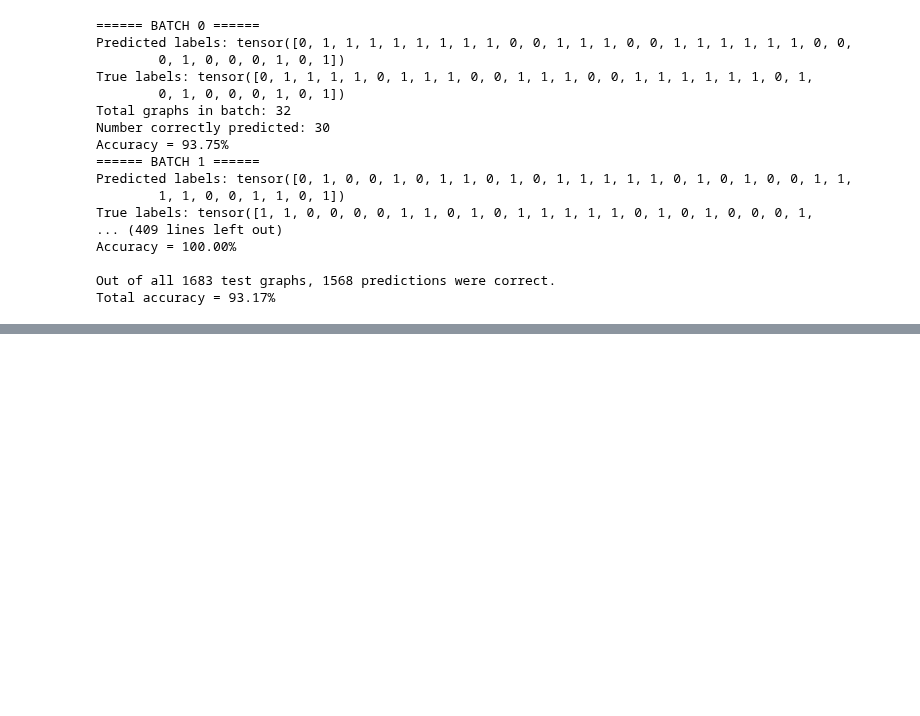
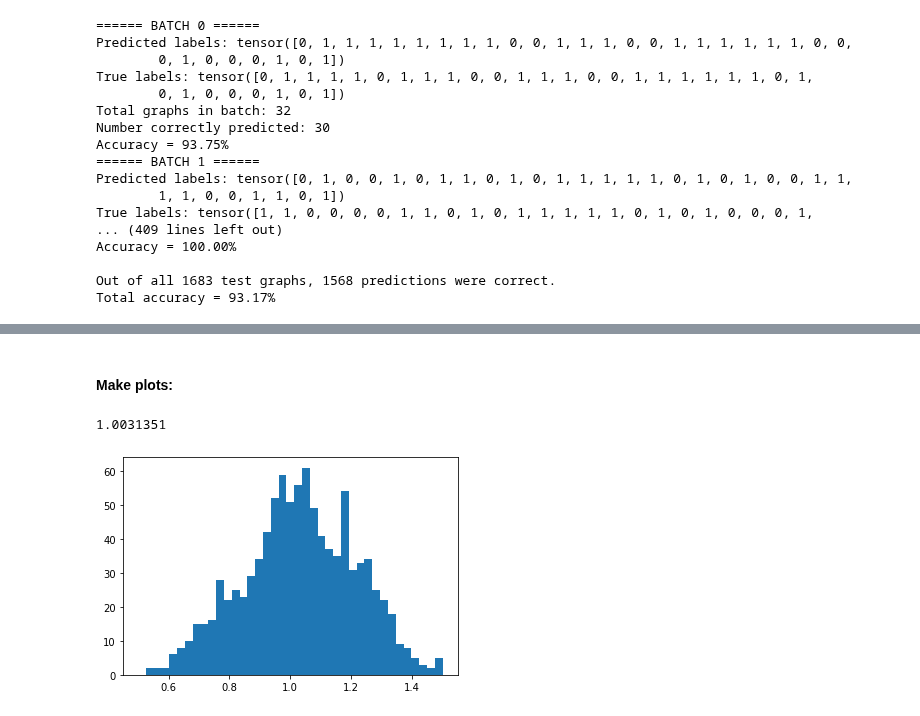
Before and after one commit to atlas-calo-ml/gn4pions_eastbay, a Jupyter notebook: mariel_gnn.ipynb, the cells around one changed output, grey strips where cells are left out. Drawn from its saved outputs; the diff is of its cells as text; code cells hidden in the pictures; blank space fills up the shorter version.

Commit message:
Basic GNN regression works!!!

```diff
--- a/mariel_gnn.ipynb
+++ b/mariel_gnn.ipynb
@@ -653,0 +778,5 @@ Total accuracy = 93.17%
+# %%
+pions = PionDataset_Regress(df_pion)
+graphs = GraphDataset.pyg_to_graphs(pions)
+dataset = GraphDataset(graphs, task="graph", minimum_node_per_graph=0)
+print(len(dataset))
@@ -653,0 +911,32 @@ Total accuracy = 93.17%
+# %%
+args = {
+    "device" : 'cpu', # 'cuda' if torch.cuda.is_available() else 'cpu',
+    "hidden_size" : 50,
+    "epochs" : 10,
+    "lr" : 0.001,
+    "num_layers": 3,
+    "batch_size": 32,
+}
+
+dataset_train, dataset_val, dataset_test = \
+    dataset.split(transductive=False, split_ratio = [0.8, 0.1, 0.1])
+
+num_node_features = 3
+
+train_loader = DataLoader(dataset_train, collate_fn=Batch.collate(),\
+    batch_size=args["batch_size"], shuffle=True)
+val_loader = DataLoader(dataset_val, collate_fn=Batch.collate(),\
+    batch_size=args["batch_size"])
+test_loader = DataLoader(dataset_test, collate_fn=Batch.collate(),\
+    batch_size=args["batch_size"])
+
+best_model = train(train_loader, val_loader, test_loader, args,
+                   num_node_features, 1, args["device"])
+
+train_acc = test(train_loader, best_model, args["device"])
+val_acc = test(val_loader, best_model, args["device"])
+test_acc = test(test_loader, best_model, args["device"])
+
+# Values printed are best median ratio of predicted energy to target:
+log = "Best model: Train: {:.4f}, Validation: {:.4f}. Test: {:.4f}"
+print(log.format(train_acc, val_acc, test_acc))
@@ -653,0 +955,15 @@ Total accuracy = 93.17%
+# %% [markdown]
+#### Make plots:
+# %%
+median_ratio, preds, targets = test_after_training(test_loader, best_model, args["device"])
+# %%
+median_ratio
+# %% [output]
+1.0031351
+# %%
+preds = 10**np.array(preds[:,0])
+targets = 10**np.array(targets[:,0])
+# %%
+plt.hist(preds/targets, bins=np.linspace(0.5,1.5,40));
+# %% [output]
+[figure, added]
```
Also changed, not shown: parts of 12 cells of this notebook.
